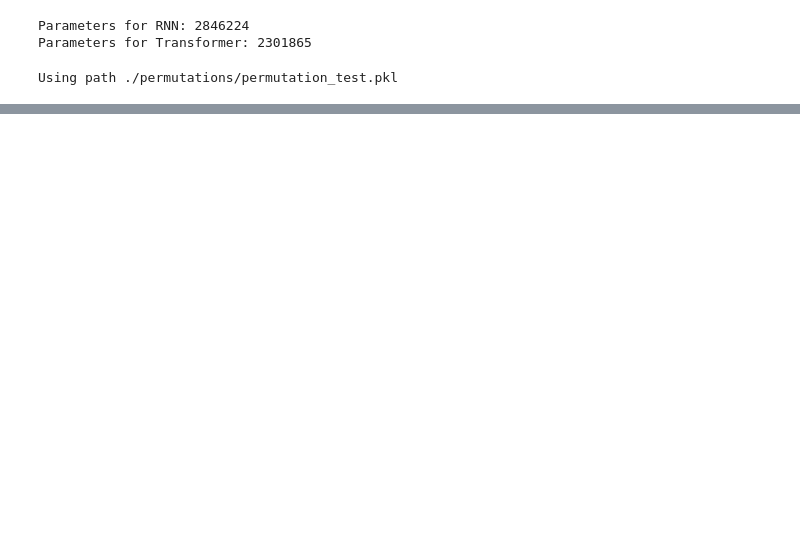
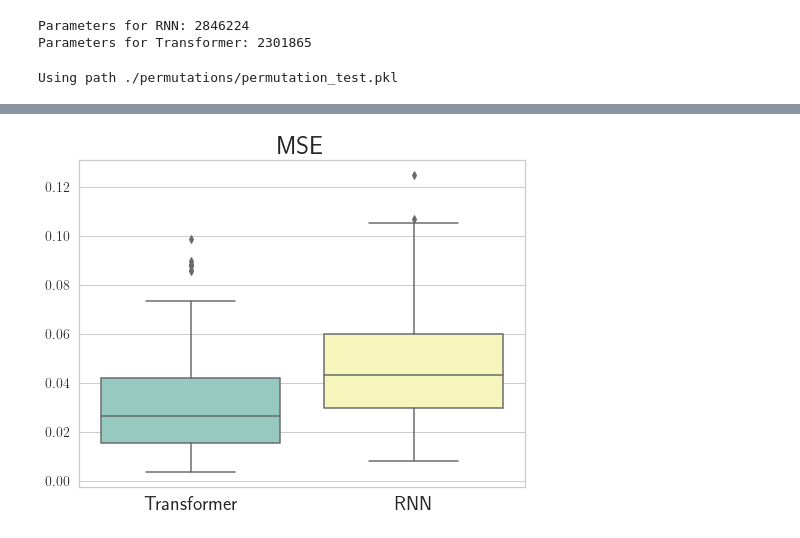
Before and after one commit to aranganath/Image-disambiguation, a Jupyter notebook: plot.ipynb, the cells around one changed output, grey strips where cells are left out. Saved outputs shown, nothing was run; the diff lists cells and outputs as text; code cells hidden in the pictures; blank space fills up the shorter version.

Commit message:
working version of seaborn plotter and mse, ssim fetcher

```diff
--- a/plot.ipynb
+++ b/plot.ipynb
@@ -62,0 +65,12 @@ show_outputs_rgb(TransformerOutputs=TransformerOutputs, RNNOutputs= RNNOutputs,
+# %%
+# Now, let's look at the MSE and SSIM values
+# For now, let's make it sparse
+testset = DataLoader(test_supserimposed, batch_size=64, shuffle=False)
+T_mse_list, T_ssim_list = fetch_mse_ssim(testset, UpTransformer, transformer = True)
+RNN_mse_list, RNN_ssim_list = fetch_mse_ssim(testset, UpRNN, transformer = False)
+# %%
+mseDict = {'Transformer':T_mse_list, 'RNN': RNN_mse_list}
+ssimDict = {'Transformer': T_ssim_list, 'RNN': RNN_ssim_list}
+sns_plotter(mseDict=mseDict, ssimDict=ssimDict, savefig=True)
+# %% [output]
+[figure, added]
```
Also changed, not shown: parts of 2 cells of this notebook, 1 other file.
